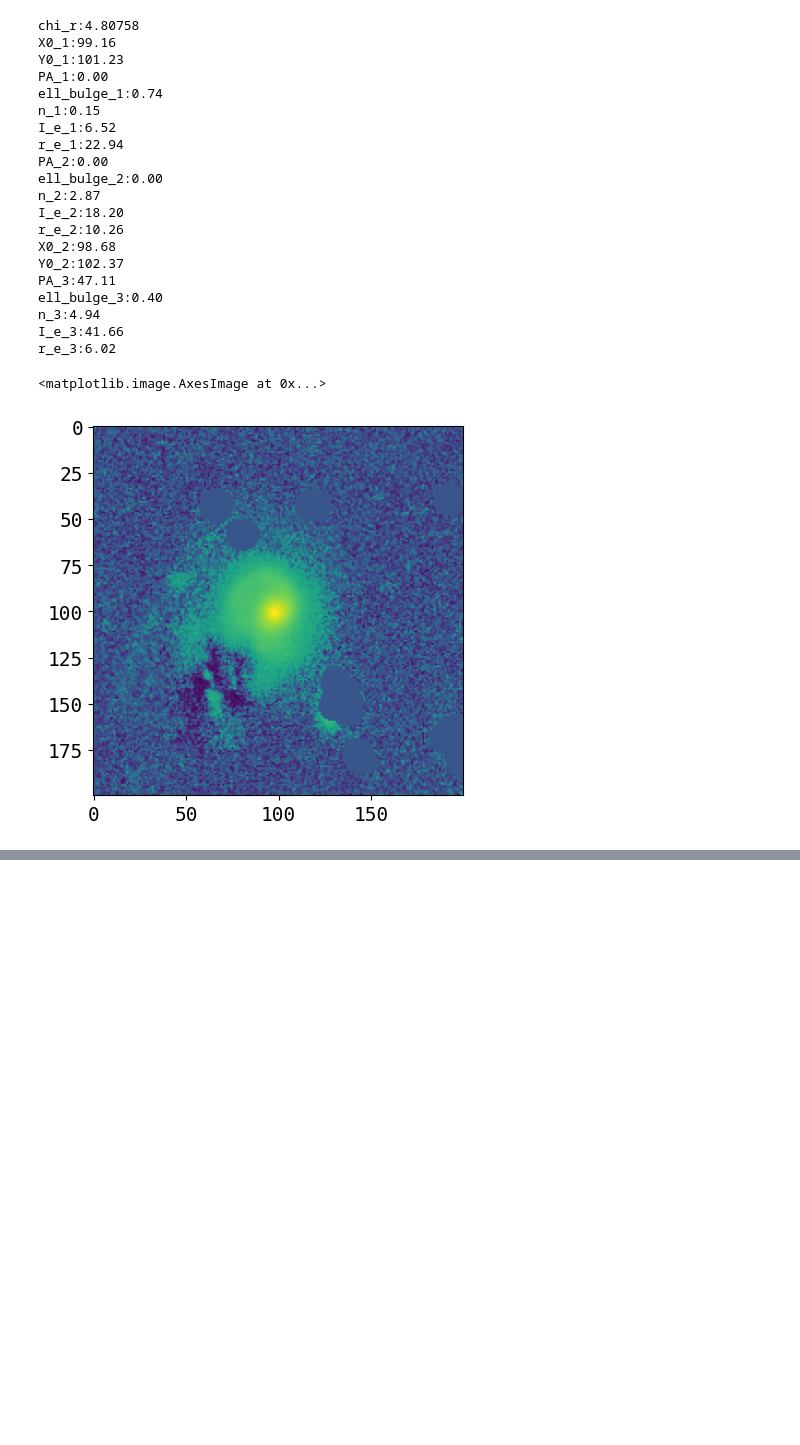
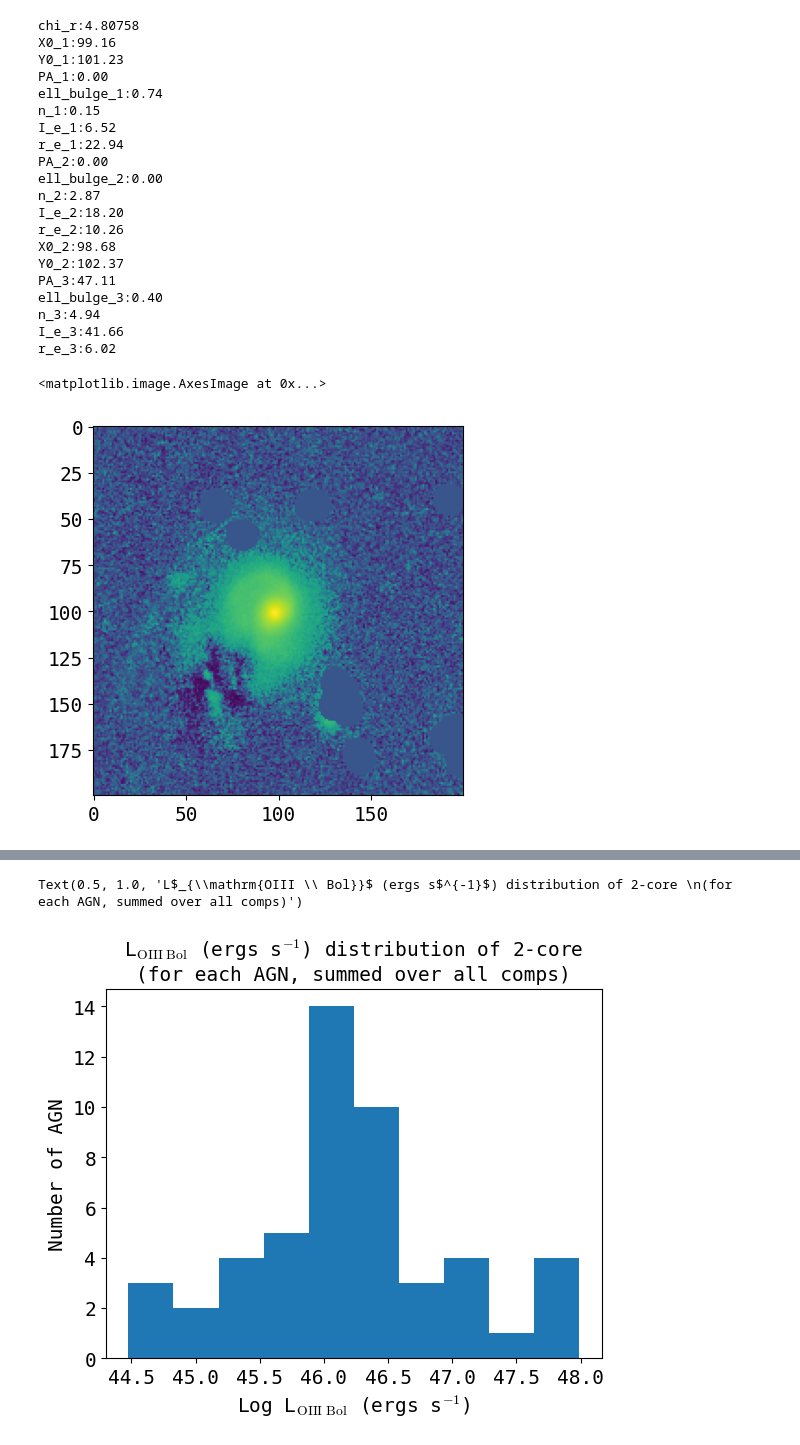
Before and after one commit to insepien/dualAGN, a Jupyter notebook: scrap_notebooks/checkFit.ipynb, the cells around one changed output, grey strips where cells are left out. Cells and saved outputs as stored; diff of their text form; code cells hidden in the pictures; blank space fills up the shorter version.

Commit message:
add oii luminosity script

```diff
--- a/scrap_notebooks/checkFit.ipynb
+++ b/scrap_notebooks/checkFit.ipynb
@@ -897,0 +854,69 @@ def get_magnitudes(row):
+# %%
+df = pd.read_pickle(os.path.expanduser("/home/insepien/research-data/separation.pkl"))
+alpaka = pd.read_pickle("/home/insepien/dualAGN/scrap_notebooks/alpaka41.pkl")
+df['sersic index'] = None
+df['I1'] = None
+df['I2'] = None
+
+# add sersic index, intensity, luminosity
+for j in range(len(df)):
+    # save alpaka oii lum
+    oiii_lum = alpaka[alpaka['Names'] == df.loc[j,"Obj Name"]]['OIII_5007_LUM_DERRED'].values[0]
+    df.at[j,"OIII_5007_LUM_DERRED"] = oiii_lum
+    if df.loc[j,"comp fit"] == "":
+        param_names = list(df.loc[j,'param_vals_best'].keys())
+
+        ## GET SERSIC INDEX
+        ns = [i for i in param_names if i[0]=="n"]
+        sersic_index = [df.loc[j,'param_vals_best'][n] for n in ns]
+
+        ## GET INTENSITY RATIO
+        ind2 = param_names.index("X0_2")
+        core1_intens = [df.loc[j,'param_vals_best'][i] for i in param_names[:ind2] if i[0]=="I"]
+        core2_intens = [df.loc[j,'param_vals_best'][i] for i in param_names[ind2:] if i[0]=="I"]
+        df.at[j,"sersic index"] = sersic_index
+        df.at[j, "I1"] = core1_intens
+        df.at[j, "I2"] = core2_intens
+        df.at[j,'I1/I2'] = np.sum(df.loc[j,'I1'])/np.sum(df.loc[j,'I2'])
+
+        ## CALCULATE OIII BOLOMETRIC LUMINOSITY
+        # Kauffman bolo correction
+        oiii_bol = oiii_lum*800
+
+        # save oiii bolo lums
+        df.at[j,"OIII_BOL_2"] = oiii_bol/(df.loc[j,'I1/I2']+1)
+        df.at[j,"OIII_BOL_1"] = oiii_bol - df.at[j,"OIII_BOL_2"]
+
+## COMP FIT AGNS
+for j in[8,14]:
+    # get sersic index
+    ser_ind = [df.loc[j,'param_vals_best'][i] for i in list(df.loc[j,'param_vals_best'].keys()) if i[0]=="n"]
+    ser_ind.append([df.loc[j,'param_vals_best']['core 2'][i] for i in list(df.loc[j,'param_vals_best']['core 2'].keys()) if i[0]=="n"])
+    # get intensity
+    i1 = [df.loc[j,'param_vals_best'][i] for i in list(df.loc[j,'param_vals_best'].keys()) if i[0]=="I"]
+    i2 = [df.loc[j,'param_vals_best']['core 2'][i] for i in df.loc[j,'param_vals_best']['core 2'].keys() if i[0]=="I"]
+    df.at[j,"sersic index"] = ser_ind
+    df.at[j,"I1"] = i1
+    df.at[j,"I2"] = i2
+# 2 core intensity and luminosity
+df.at[8,"I1/I2"] = np.sum(i1)/np.sum(i2)
+df.at[8,"OIII_BOL_2"] = df.loc[8,"OIII_5007_LUM_DERRED"]*800/(df.loc[8,'I1/I2']+1)
+df.at[8,"OIII_BOL_1"] = df.loc[8,"OIII_5007_LUM_DERRED"]*800 - df.at[8,"OIII_BOL_2"]
+# 3 core agn intensity and luminosity
+df.at[14,"I2"] = df.loc[14,"I2"][:-1]
+df.at[14,"I3"] = df.loc[14,"I2"][-1]
+i1_i2 = np.sum(df.loc[14,"I1"])/np.sum(df.loc[14,"I2"])
+i3_i2 = np.sum(df.loc[14,"I3"])/np.sum(df.loc[14,"I2"])
+df.at[14,"OIII_BOL_2"] = df.loc[14,"OIII_5007_LUM_DERRED"]*800/(1+i1_i2+i3_i2)
+df.at[14,"OIII_BOL_1"] = df.loc[14,"OIII_BOL_2"]*i1_i2
+df.at[14,"OIII_BOL_3"] = df.loc[14,"OIII_BOL_2"]*i3_i2
+
+#
+Lbol_2core = list(np.concatenate([df['OIII_BOL_1'],df['OIII_BOL_2']]))
+plt.hist(np.log10(Lbol_2core))
+plt.xlabel("Log L$_{\mathrm{OIII \ Bol}}$ (ergs s$^{-1}$)")
+plt.ylabel("Number of AGN")
+plt.title("L$_{\mathrm{OIII \ Bol}}$ (ergs s$^{-1}$) distribution of 2-core \n(for each AGN, summed over all comps)")
+# %% [output]
+Text(0.5, 1.0, 'L$_{\\mathrm{OIII \\ Bol}}$ (ergs s$^{-1}$) distribution of 2-core \n(for each AGN, summed over all comps)')
+[figure, added]
```
Also changed, not shown: parts of 8 cells of this notebook.
